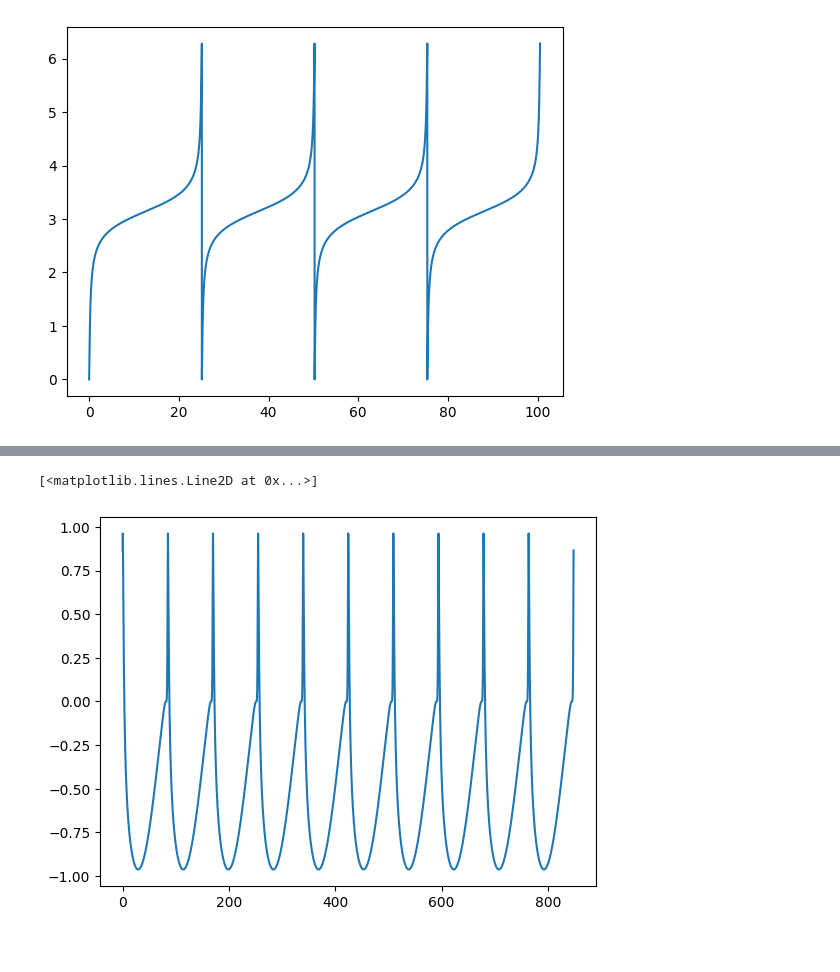
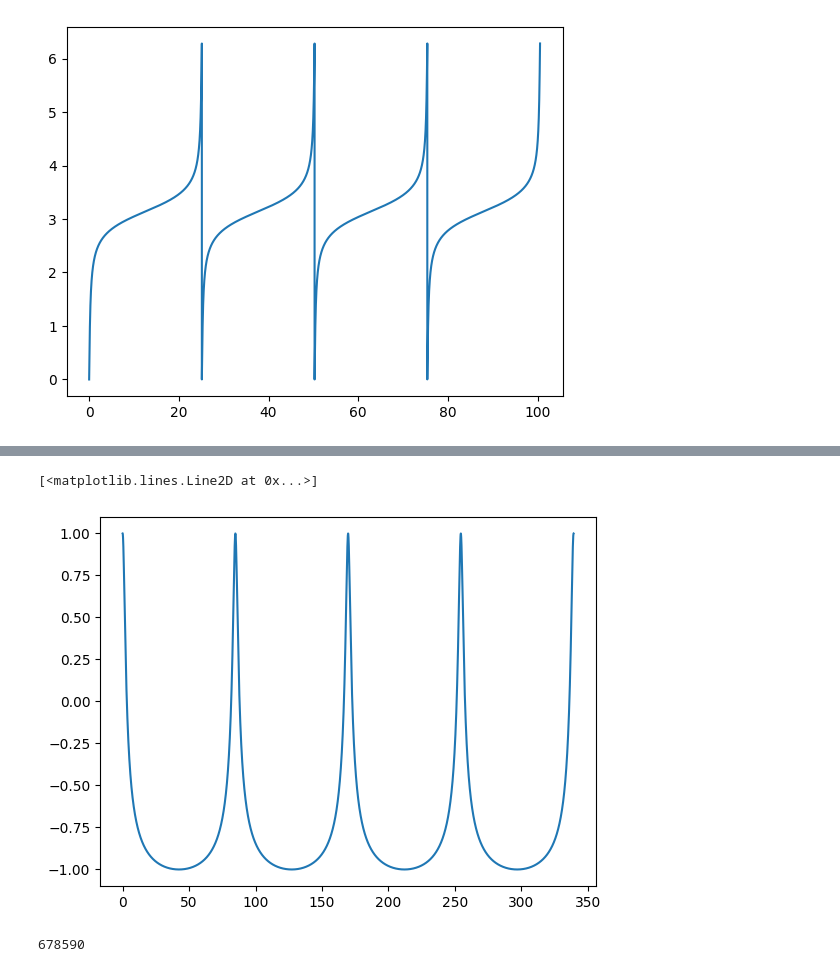
Before and after one commit to musa-salman/BohrAtomSim, a Jupyter notebook: debug/debug_issue_9_0.ipynb, the cells around one changed output, grey strips where cells are left out. Drawn from its saved outputs; the diff is of its cells as text; code cells hidden in the pictures.

```diff
--- a/debug/debug_issue_9_0.ipynb
+++ b/debug/debug_issue_9_0.ipynb
@@ -787,5 +797,16 @@ cos_psi_3d_3_2_1 = compute_cos_psi(s3d_3_2_1['theta'], s3d_3_2_1['phi'], sin_0,
+# %%
+s3d_3_2_1_d10 = pd.read_csv('d33/3d_3_2_1_d10.csv')
+# %%
+sin_0 = compute_sin_theta_0(2, 1)
+cos_0 = compute_cos_theta_0(2, 1)
+
+cos_psi_3d_3_2_1_d10 = compute_cos_psi(s3d_3_2_1_d10['phi'], s3d_3_2_1_d10['theta'], sin_0, cos_0)
 # %%
-plt.plot(s3d_3_2_1['t'], cos_psi_3d_3_2_1)
+plt.plot(s3d_3_2_1_d10['t'], cos_psi_3d_3_2_1_d10)
 # %% [output]
 [<matplotlib.lines.Line2D at 0x...>]
-[figure, old version]
+[figure, new version]
+# %%
+len(s3d_3_2_1_d10[['r', 'theta', 'phi']].values)
+# %% [output]
+678590
```
Also changed, not shown: parts of 34 cells of this notebook, 1 other file.
